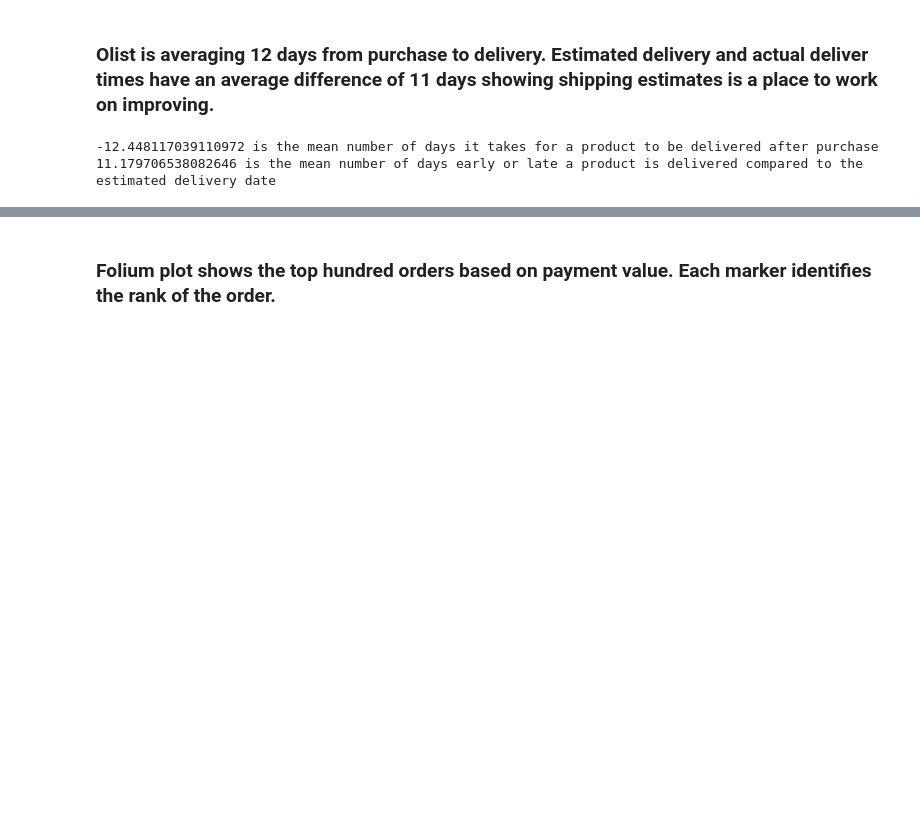
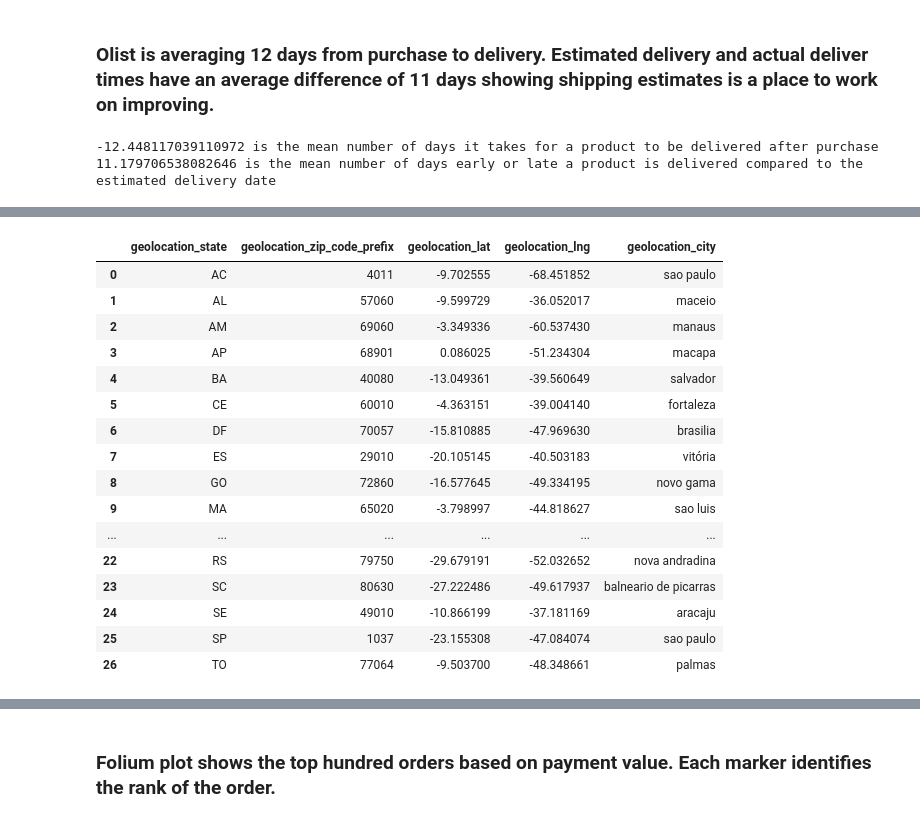
Before and after one commit to Greg-Kojadinovich/kaggle, a Jupyter notebook: brasil-olist-commerce-dataset-geospatial-eda.ipynb, the cells around one changed output, grey strips where cells are left out. Cells and saved outputs as stored; diff of their text form; code cells hidden in the pictures; blank space fills up the shorter version.

Commit message:
Kaggle Notebook | Brasil Olist Commerce Dataset Geospatial EDA | Version 4

```diff
--- a/brasil-olist-commerce-dataset-geospatial-eda.ipynb
+++ b/brasil-olist-commerce-dataset-geospatial-eda.ipynb
@@ -437,0 +429,26 @@ df
+# %%
+df_geolocation = df_geolocation.groupby('geolocation_state').agg({
+    'geolocation_zip_code_prefix': 'first',
+    'geolocation_lat': 'mean',
+    'geolocation_lng': 'mean',
+    'geolocation_city': 'first'
+}).reset_index()
+df_geolocation
+# %% [output]
+|  | geolocation_state | geolocation_zip_code_prefix | geolocation_lat | geolocation_lng | geolocation_city |
+| 0 | AC | 4011 | -9.702555 | -68.451852 | sao paulo |
+| 1 | AL | 57060 | -9.599729 | -36.052017 | maceio |
+| 2 | AM | 69060 | -3.349336 | -60.537430 | manaus |
+| 3 | AP | 68901 | 0.086025 | -51.234304 | macapa |
+| 4 | BA | 40080 | -13.049361 | -39.560649 | salvador |
+| 5 | CE | 60010 | -4.363151 | -39.004140 | fortaleza |
+| 6 | DF | 70057 | -15.810885 | -47.969630 | brasilia |
+| 7 | ES | 29010 | -20.105145 | -40.503183 | vitória |
+| 8 | GO | 72860 | -16.577645 | -49.334195 | novo gama |
+| 9 | MA | 65020 | -3.798997 | -44.818627 | sao luis |
+| ... | ... | ... | ... | ... | ... |
+| 22 | RS | 79750 | -29.679191 | -52.032652 | nova andradina |
+| 23 | SC | 80630 | -27.222486 | -49.617937 | balneario de picarras |
+| 24 | SE | 49010 | -10.866199 | -37.181169 | aracaju |
+| 25 | SP | 1037 | -23.155308 | -47.084074 | sao paulo |
+| 26 | TO | 77064 | -9.503700 | -48.348661 | palmas |
```
Also changed, not shown: parts of 12 cells of this notebook.
